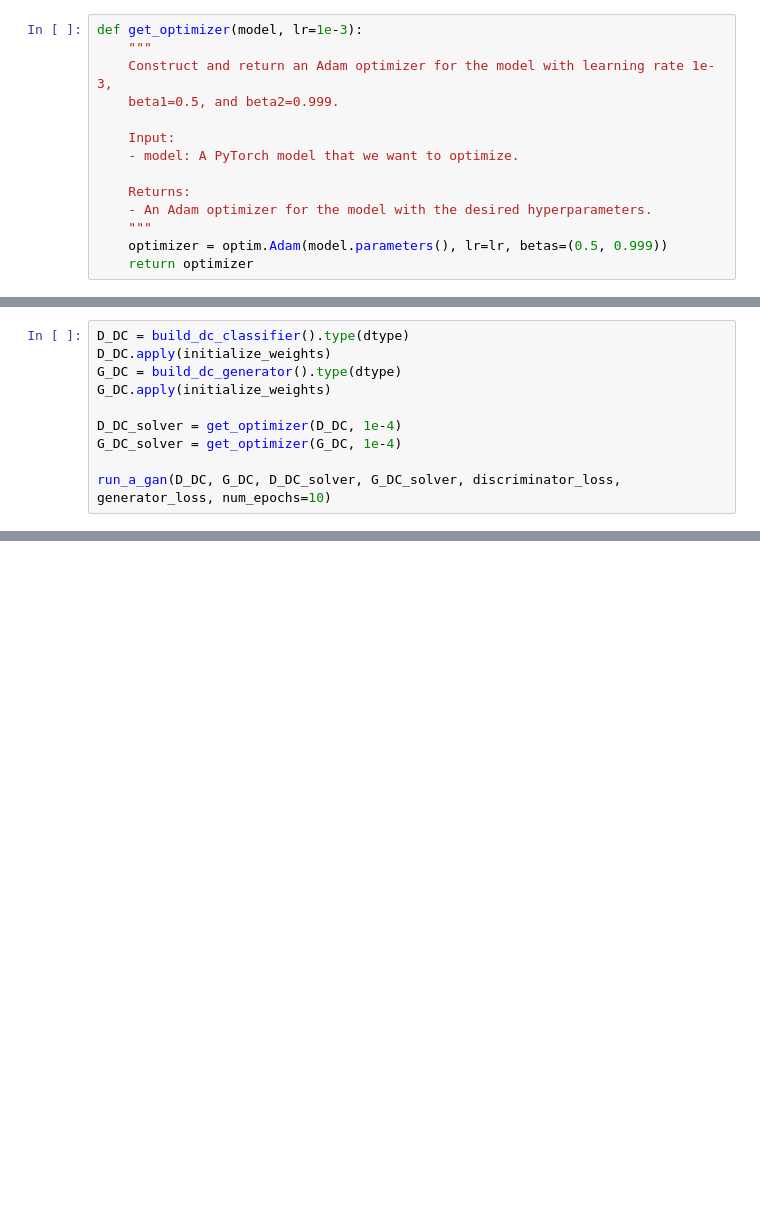
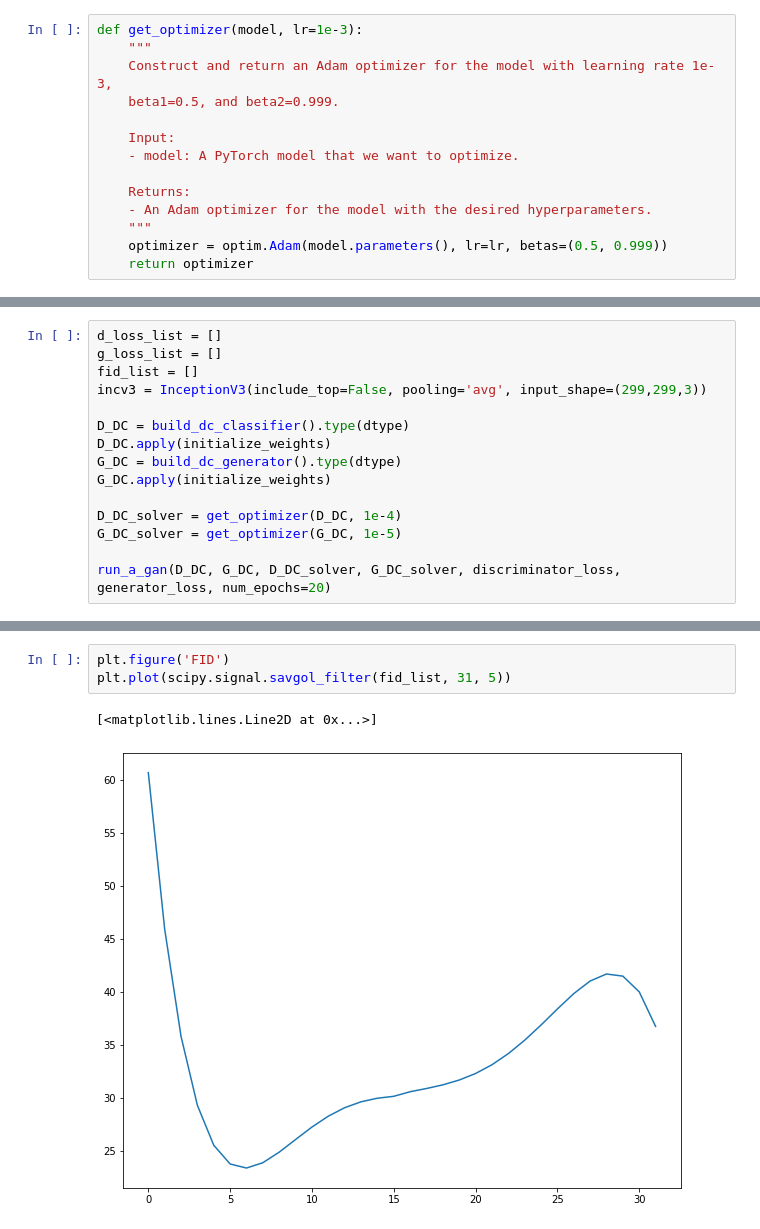
Before and after one commit to singwang-cn/Neural_Networks, a Jupyter notebook: DCGANs_for_graduation_thesis.ipynb, the cells around one changed output, grey strips where cells are left out. Drawn from its saved outputs; the diff is of its cells as text; blank space fills up the shorter version.

```diff
--- a/DCGANs_for_graduation_thesis.ipynb
+++ b/DCGANs_for_graduation_thesis.ipynb
@@ -343,10 +333,15 @@ g_loss_list = []
 # %%
+d_loss_list = []
+g_loss_list = []
+fid_list = []
+incv3 = InceptionV3(include_top=False, pooling='avg', input_shape=(299,299,3))
+
 D_DC = build_dc_classifier().type(dtype)
 D_DC.apply(initialize_weights)
 G_DC = build_dc_generator().type(dtype)
 G_DC.apply(initialize_weights)
 
 D_DC_solver = get_optimizer(D_DC, 1e-4)
-G_DC_solver = get_optimizer(G_DC, 1e-4)
+G_DC_solver = get_optimizer(G_DC, 1e-5)
 
-run_a_gan(D_DC, G_DC, D_DC_solver, G_DC_solver, discriminator_loss, generator_loss, num_epochs=10)
+run_a_gan(D_DC, G_DC, D_DC_solver, G_DC_solver, discriminator_loss, generator_loss, num_epochs=20)
@@ -362,0 +379,6 @@ plt.legend()
+# %%
+plt.figure('FID')
+plt.plot(scipy.signal.savgol_filter(fid_list, 31, 5))
+# %% [output]
+[<matplotlib.lines.Line2D at 0x...>]
+[figure, added]
```
Also changed, not shown: parts of 18 cells of this notebook.
